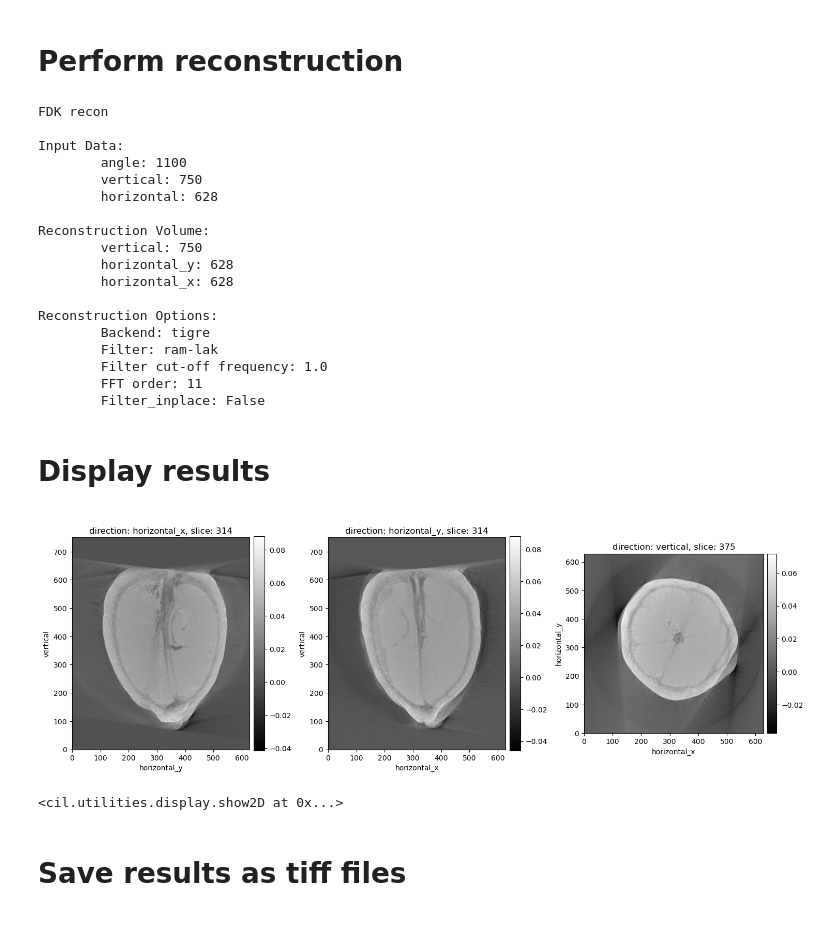
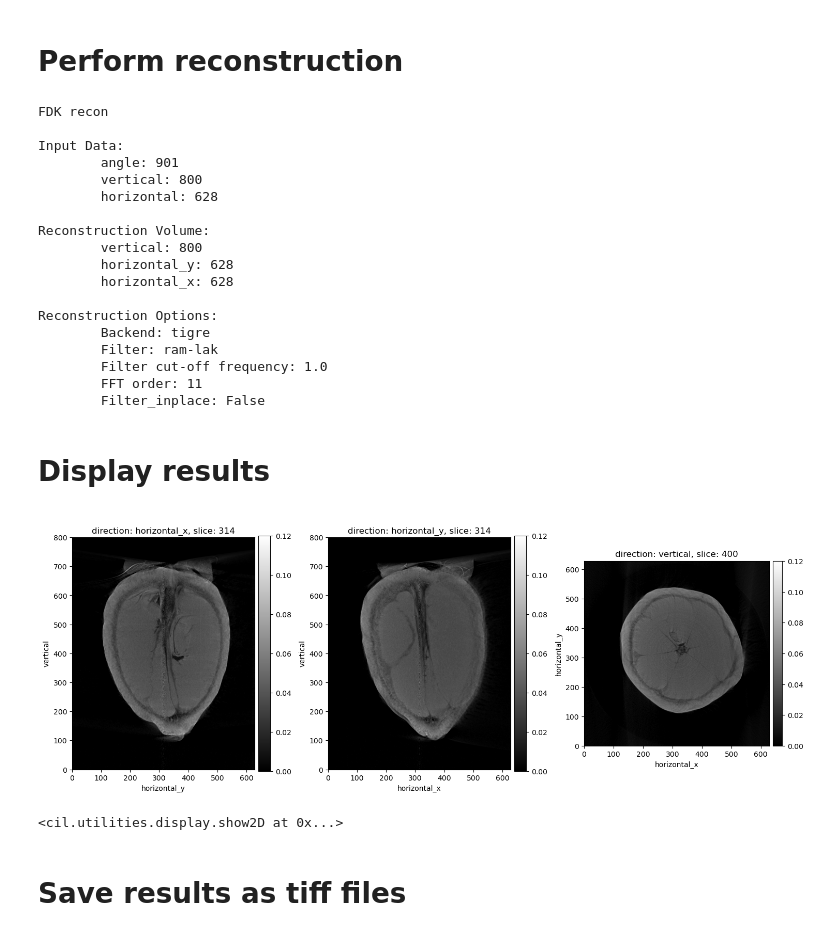
Before and after one commit to TomographicImaging/CIL-User-Showcase, a Jupyter notebook: 010_reconstruct_BrukerSkyscan_data/extra_example_notebooks/sample04.ipynb, the cells around one changed output. Drawn from its saved outputs; the diff is of its cells as text; code cells hidden in the pictures.

```diff
--- a/010_reconstruct_BrukerSkyscan_data/extra_example_notebooks/sample04.ipynb
+++ b/010_reconstruct_BrukerSkyscan_data/extra_example_notebooks/sample04.ipynb
@@ -120,7 +143,7 @@ cil_log_level.setLevel(logging.DEBUG)
 ### This will remove projection data that does not contain any information. This will save computational effort.
 #roi = {'horizontal':(900,-900),'angle':(0,np.argwhere(ag.angles==180)+1)} # Use intervall (0,180) deg for reconstruction.
 
-roi = {'horizontal':(900,-900),'vertical':(0,1500)} # Use intervall (0,180) deg for reconstruction.
+roi = {'horizontal':(900,-900),'vertical':(0,1600), 'angle':(0,np.argwhere(ag.angles==180)+1)} # Use intervall (0,180) deg for reconstruction.
 processor = Slicer(roi)
 processor.set_input(proj)
 proj = processor.get_output()
@@ -209,12 +233,12 @@ recon = fdk.run()
 FDK recon
 
 Input Data:
-        angle: 1100
-        vertical: 750
+        angle: 901
+        vertical: 800
         horizontal: 628
 
 Reconstruction Volume:
-        vertical: 750
+        vertical: 800
         horizontal_y: 628
         horizontal_x: 628
 
@@ -229,13 +253,13 @@ Reconstruction Options:
 # %%
 show2D(recon, slice_list= \
        [('horizontal_x', np.floor_divide(ig.shape[2],2)), \
         ('horizontal_y', np.floor_divide(ig.shape[1],2)), \
         ('vertical', np.floor_divide(ig.shape[0],2))], \
         num_cols=3, \
-        cmap="grey",
+        cmap="grey", fix_range=(0,0.12)
         )
 # %% [output]
-[figure, old version]
+[figure, new version]
 <cil.utilities.display.show2D at 0x...>
 # %% [markdown]
 # Save results as tiff files
```
Also changed, not shown: parts of 9 cells of this notebook.
